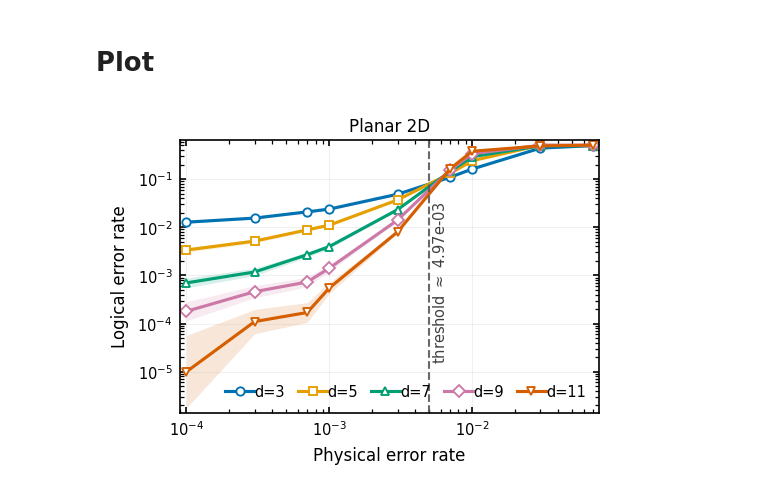
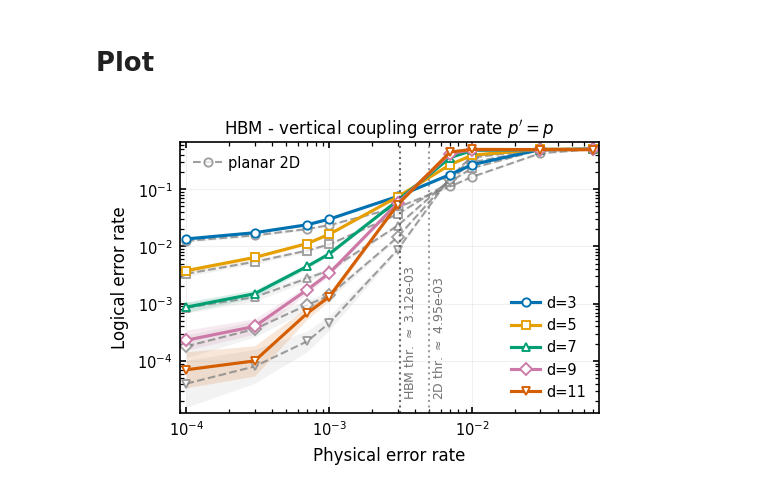
Before and after one commit to cnpapado/hbm, a Jupyter notebook: lattice_surgery/plot.ipynb, the cells around one changed output. Cells and saved outputs as stored; diff of their text form; code cells hidden in the pictures.

```diff
--- a/lattice_surgery/plot.ipynb
+++ b/lattice_surgery/plot.ipynb
@@ -7,7 +7,7 @@ import pickle
 
 with open("sim_data.pkl", "rb") as f:
     dfs = pickle.load(f)
-df_sym, df_5x, df_10x = dfs["df_sym"], dfs["df_5x"], dfs["df_10x"]
+df_baseline, df_1x, df_5x, df_10x = dfs["df_baseline"], dfs["df_p"], dfs["df_5p"], dfs["df_10p"]
 # %% [markdown]
 # Plot
 # %%
@@ -118,9 +118,9 @@ def plot_micro_ler_single(df, mode, outname=None):
     plot_df = prepare_plot_df(df)
 
     title_map = {
-        "symmetric":     r"Planar 2D",
-        "asymmetric_5x": r"HBM - vertical coupling error rate $p' = 5p$",
-        "asymmetric_10x":r"HBM - vertical coupling error rate $p' = 10p$",
+        1.0: r"HBM - vertical coupling error rate $p' = p$",
+        5.0: r"HBM - vertical coupling error rate $p' = 5p$",
+        10.0: r"HBM - vertical coupling error rate $p' = 10p$",
     }
 
     distances = sorted(plot_df["distance"].unique())
@@ -134,13 +134,53 @@ def plot_micro_ler_single(df, mode, outname=None):
     fig, ax = plt.subplots(figsize=(fig_width, 2.4), constrained_layout=True)
 
     sub = plot_df[plot_df["mode"] == mode].copy()
+    sub_base = plot_df[plot_df["mode"] == 0].copy()
 
-    y_positive = sub["ler_lo"][sub["ler_lo"] > 0]
+    # Combine y-ranges from both datasets for axis limits
+    all_lo = pd.concat([sub["ler_lo"], sub_base["ler_lo"]])
+    all_hi = pd.concat([sub["ler_hi"], sub_base["ler_hi"]])
+    y_positive = all_lo[all_lo > 0]
     y_min = max(y_positive.min() * 0.8, 1e-6) if len(y_positive) else 1e-6
-    y_max = min(sub["ler_hi"].max() * 1.25, 1.0)
+    y_max = min(all_hi.max() * 1.25, 1.0)
 
-    handles, labels = [], []
+    hbm_handles, hbm_labels = [], []
 
+    # --- Baseline (mode=0): planar 2D, plotted in gray ---
+    base_distances = sorted(sub_base["distance"].unique())
+    baseline_proxy = None
+    for d in base_distances:
+        s = sub_base[sub_base["distance"] == d].sort_values("p")
+        if s.empty:
+            continue
+        line, = ax.plot(
+            s["p"], s["ler"],
+            color="0.5",
+            marker=marker_map.get(d, "o"),
+            markerfacecolor="white",
+            markeredgewidth=0.9,
+            linestyle="--",
+            linewidth=1.0,
+            alpha=0.75,
+        )
+        ax.fill_between(
+            s["p"], s["ler_lo"], s["ler_hi"],
+            color="0.5", alpha=0.10, linewidth=0,
+        )
+        if baseline_proxy is None:
+            baseline_proxy = line
+
+    # Threshold for baseline
+    threshold_base = estimate_threshold(sub_base)
+    if threshold_base is not None:
+        ax.axvline(threshold_base, linestyle=":", linewidth=1.0, color="0.55", alpha=0.85)
+        ax.text(
+            threshold_base * 1.05,
+            y_min * (y_max / y_min) ** 0.05,
+            f"2D thr. $\\approx$ {threshold_base:.2e}",
+            rotation=90, va="bottom", ha="left", color="0.45", fontsize=6,
+        )
+
+    # --- HBM mode curves ---
     for d in distances:
         s = sub[sub["distance"] == d].sort_values("p")
         if s.empty:
@@ -148,7 +188,6 @@ def plot_micro_ler_single(df, mode, outname=None):
 
         line, = ax.plot(
             s["p"], s["ler"],
-            label=f"d={d}",
             color=color_map.get(d),
             marker=marker_map.get(d, "o"),
             markerfacecolor="white",
@@ -158,50 +197,61 @@ def plot_micro_ler_single(df, mode, outname=None):
             s["p"], s["ler_lo"], s["ler_hi"],
             color=line.get_color(), alpha=0.15, linewidth=0,
         )
-        handles.append(line)
-        labels.append(f"d={d}")
+        hbm_handles.append(line)
+        hbm_labels.append(f"d={d}")
 
     ax.set_xscale("log")
     ax.set_yscale("log")
     ax.set_xlim(sub["p"].min() * 0.9, sub["p"].max() * 1.1)
     ax.set_ylim(y_min, y_max)
     ax.grid(True, which="major", alpha=0.18, linewidth=0.5)
     ax.tick_params(which="both", top=True, right=True)
     ax.set_title(title_map[mode], pad=4)
     ax.set_ylabel("Logical error rate")
     ax.set_xlabel("Physical error rate")
 
+    # Threshold for HBM mode
     threshold = estimate_threshold(sub)
     if threshold is not None:
-        ax.axvline(threshold, linestyle="--", linewidth=1.0, color="0.35", alpha=0.9)
+        ax.axvline(threshold, linestyle=":", linewidth=1.0, color="0.35", alpha=0.9)
         ax.text(
             threshold * 1.05,
-            y_min * (y_max / y_min) ** 0.18,
-            f"threshold $\\approx$ {threshold:.2e}",
-            rotation=90, va="bottom", ha="left", color="0.25", fontsize=7,
+            y_min * (y_max / y_min) ** 0.05,
+            f"HBM thr. $\\approx$ {threshold:.2e}",
+            rotation=90, va="bottom", ha="left", color="0.45", fontsize=6,
         )
 
-    ax.legend(
-        handles, labels,
-        ncol=len(labels),
+    # HBM per-distance legend: lower right, one column
+    leg_hbm = ax.legend(
+        hbm_handles, hbm_labels,
+        ncol=1,
         loc="lower right",
         columnspacing=0.9,
-        handletextpad=0,
+        handletextpad=0.4,
     )
+    ax.add_artist(leg_hbm)
+
+    # 2D baseline legend: upper left
+    if baseline_proxy is not None:
+        ax.legend(
+            [baseline_proxy], ["planar 2D"],
+            loc="upper left",
+            handletextpad=0.4,
+        )
 
     if outname is None:
         outname = os.path.join(figures_path, f"ls_ler_{mode}")
     fig.savefig(f"{outname}.pdf", bbox_inches="tight", pad_inches=0, dpi=600)
     plt.show()
 
 
 def plot_micro_ler(df, outname):
-    for mode in ["symmetric", "asymmetric_5x", "asymmetric_10x"]:
-        name = {"symmetric":"planar", "asymmetric_5x":"5x", "asymmetric_10x":"10x"}
-        plot_micro_ler_single(df, mode, outname=outname+"_"+name[mode])
+    for mode in [1.0, 5.0, 10.0]:
+        name = {1.0: "1x", 5.0: "5x", 10.0: "10x"}
+        plot_micro_ler_single(df, mode, outname=outname + "_" + name[mode])
 
 
-df_all = pd.concat([df_sym, df_5x, df_10x], ignore_index=True)
+df_all = pd.concat([df_baseline, df_1x, df_5x, df_10x], ignore_index=True)
 plot_micro_ler(df_all, f"{figures_path}LS_vertical_interconnect")
 # %% [output]
-[figure, old version]
+[figure, new version]
```
Also changed, not shown: parts of 3 cells of this notebook, 17 other files.
